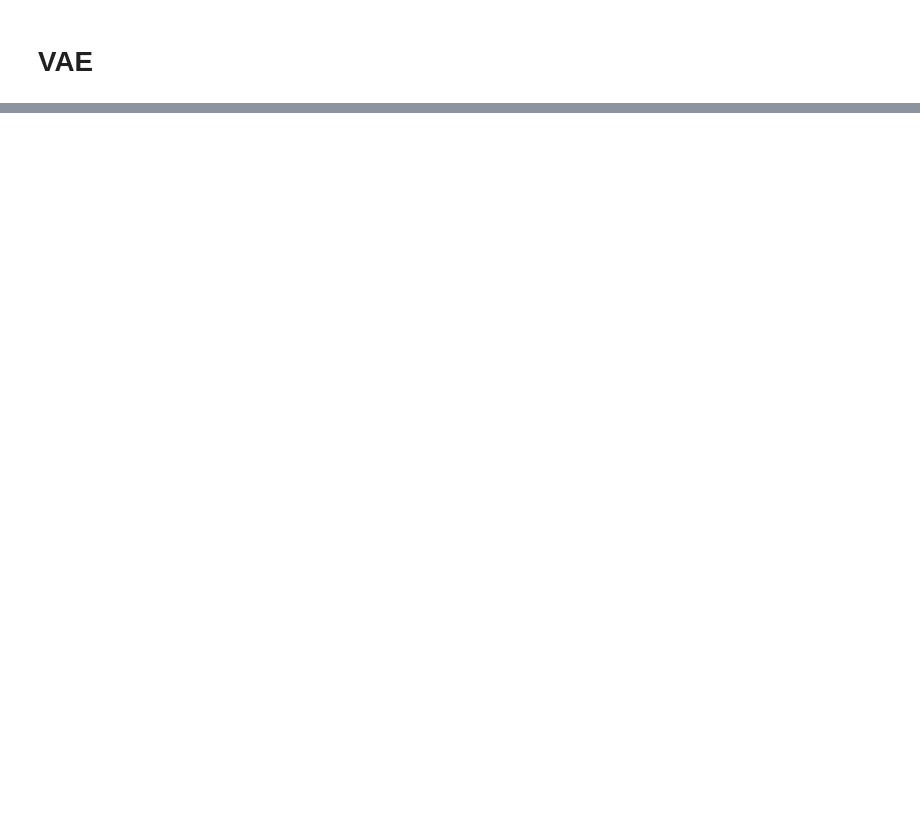
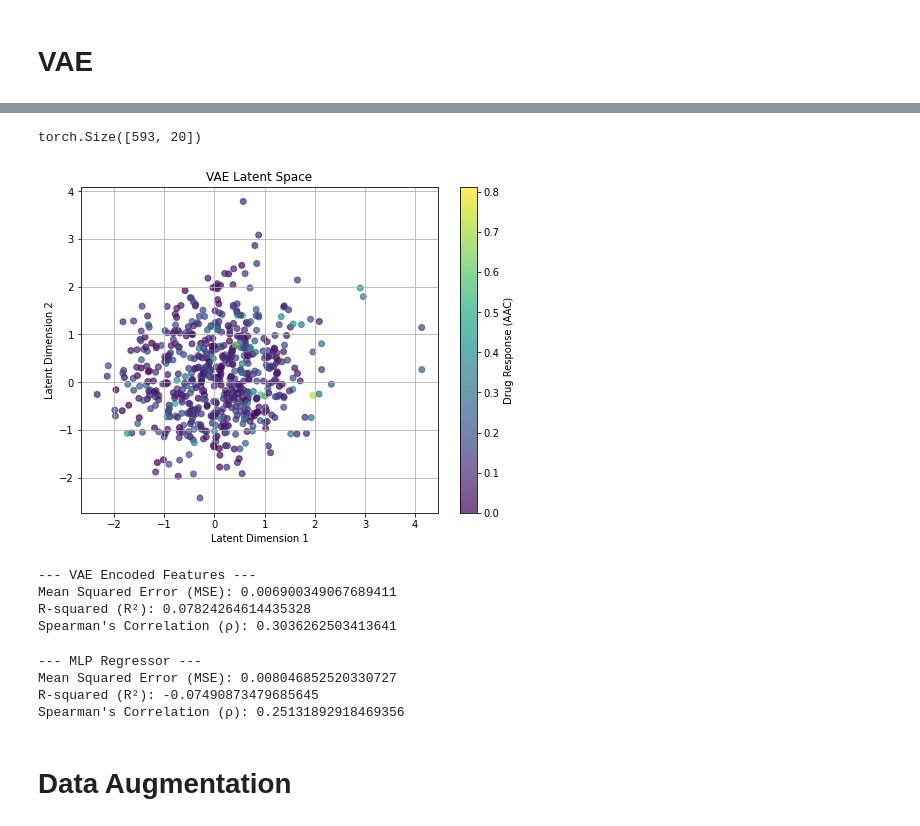
Before and after one commit to oskarboesch/ml-project-2-lol-ml, a Jupyter notebook: src/notebooks/auto_encoder.ipynb, the cells around one changed output, grey strips where cells are left out. Drawn from its saved outputs; the diff is of its cells as text; code cells hidden in the pictures; blank space fills up the shorter version.

Commit message:
VAE results

```diff
--- a/src/notebooks/auto_encoder.ipynb
+++ b/src/notebooks/auto_encoder.ipynb
@@ -226,16 +160,19 @@ device = torch.device("cuda" if torch.cuda.is_available() else "cpu")
 
 # Normalize the data
 scaler = MinMaxScaler()
-new_X_train_scaled = scaler.fit_transform(new_X_train)
+X_train_scaled = scaler.fit_transform(X_train)
 
 # Convert to tensor
-new_X_train_tensor = torch.tensor(new_X_train_scaled, dtype=torch.float32)
-dataset = TensorDataset(new_X_train_tensor)
+X_train_tensor = torch.tensor(X_train_scaled, dtype=torch.float32)
+dataset = TensorDataset(X_train_tensor)
 train_loader = DataLoader(dataset, batch_size=32, shuffle=True)
+X_test_tensor = torch.tensor(scaler.transform(X_test), dtype=torch.float32)
+test_dataset = TensorDataset(X_test_tensor)
+test_loader = DataLoader(test_dataset, batch_size=32, shuffle=False)
 
-input_dim = new_X_train.shape[1]
-latent_dim = 2
+input_dim = X_train.shape[1]
+latent_dim = 20
 model = VAE(input_dim=input_dim, latent_dim=latent_dim).to(device)
 optimizer = optim.Adam(model.parameters(), lr=1e-3)
-train(model, train_loader, optimizer, epochs=10, device=device)
+train(model, train_loader,test_loader, optimizer, epochs=10, device=device)
 # %% [output]
@@ -252,0 +189,60 @@ Epoch 10/10, Average Loss: 10408.8444
+# %%
+# Extract latent features from X_train
+latent_train = encode_data(model, X_train_tensor, device)
+latent_test = encode_data(model, X_test_tensor, device)
+latent_train.shape
+# %% [output]
+torch.Size([593, 20])
+# %%
+# Plot the latent space
+plot_latent_space(latent_train, y_train['AAC'])
+# %% [output]
+[figure, added]
+# %%
+vae_encoded_model = LinearRegression()
+vae_encoded_model.fit(latent_train, y_train)
+y_pred_vae = vae_encoded_model.predict(latent_test)
+# Calculate regression metrics
+mse_vae = mean_squared_error(y_test, y_pred_vae)
+r2_vae = r2_score(y_test, y_pred_vae)
+spearman_vae, p_value_vae = spearmanr(y_test, y_pred_vae)
+
+# Print the results
+print("--- VAE Encoded Features ---")
+print("Mean Squared Error (MSE):", mse_vae)
+print("R-squared (R²):", r2_vae)
+print("Spearman's Correlation (ρ):", spearman_vae)
+# %% [output]
+--- VAE Encoded Features ---
+Mean Squared Error (MSE): 0.006900349067689411
+R-squared (R²): 0.07824264614435328
+Spearman's Correlation (ρ): 0.3036262503413641
+# %%
+from sklearn.neural_network import MLPRegressor
+# Use a MLPRegressor
+mlp_model = MLPRegressor(
+    hidden_layer_sizes=(100, 50),  # Two hidden layers with 100 and 50 neurons
+    activation='relu',
+    solver='adam',
+    learning_rate='adaptive',
+    max_iter=1000,
+    random_state=42
+)
+mlp_model.fit(latent_train, y_train['AAC'])
+y_pred_mlp = mlp_model.predict(latent_test)
+# Calculate regression metrics
+mse_mlp = mean_squared_error(y_test['AAC'], y_pred_mlp)
+r2_mlp = r2_score(y_test['AAC'], y_pred_mlp)
+spearman_mlp, p_value_mlp = spearmanr(y_test['AAC'], y_pred_mlp)
+# Print
+print("--- MLP Regressor ---")
+print("Mean Squared Error (MSE):", mse_mlp)
+print("R-squared (R²):", r2_mlp)
+print("Spearman's Correlation (ρ):", spearman_mlp)
+# %% [output]
+--- MLP Regressor ---
+Mean Squared Error (MSE): 0.008046852520330727
+R-squared (R²): -0.07490873479685645
+Spearman's Correlation (ρ): 0.25131892918469356
+# %% [markdown]
+# Data Augmentation
```
Also changed, not shown: parts of 23 cells of this notebook, 4 other files.
